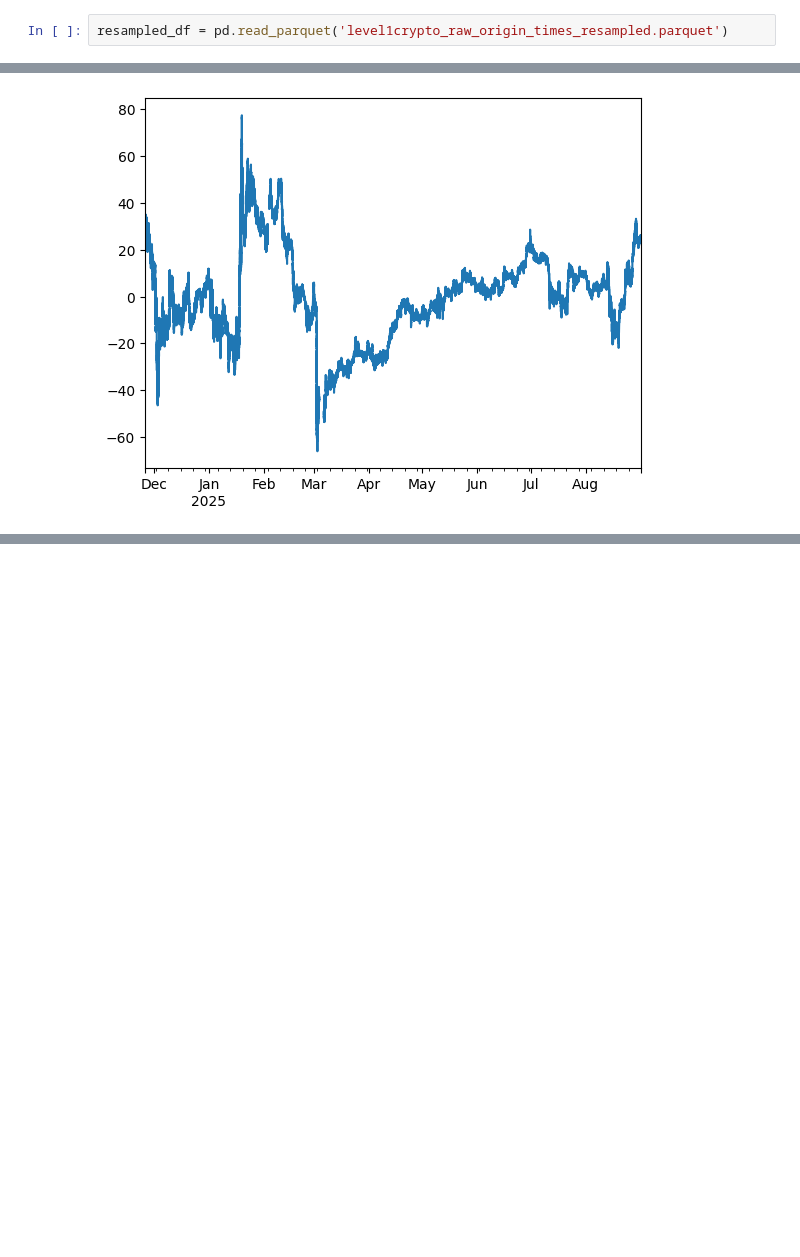
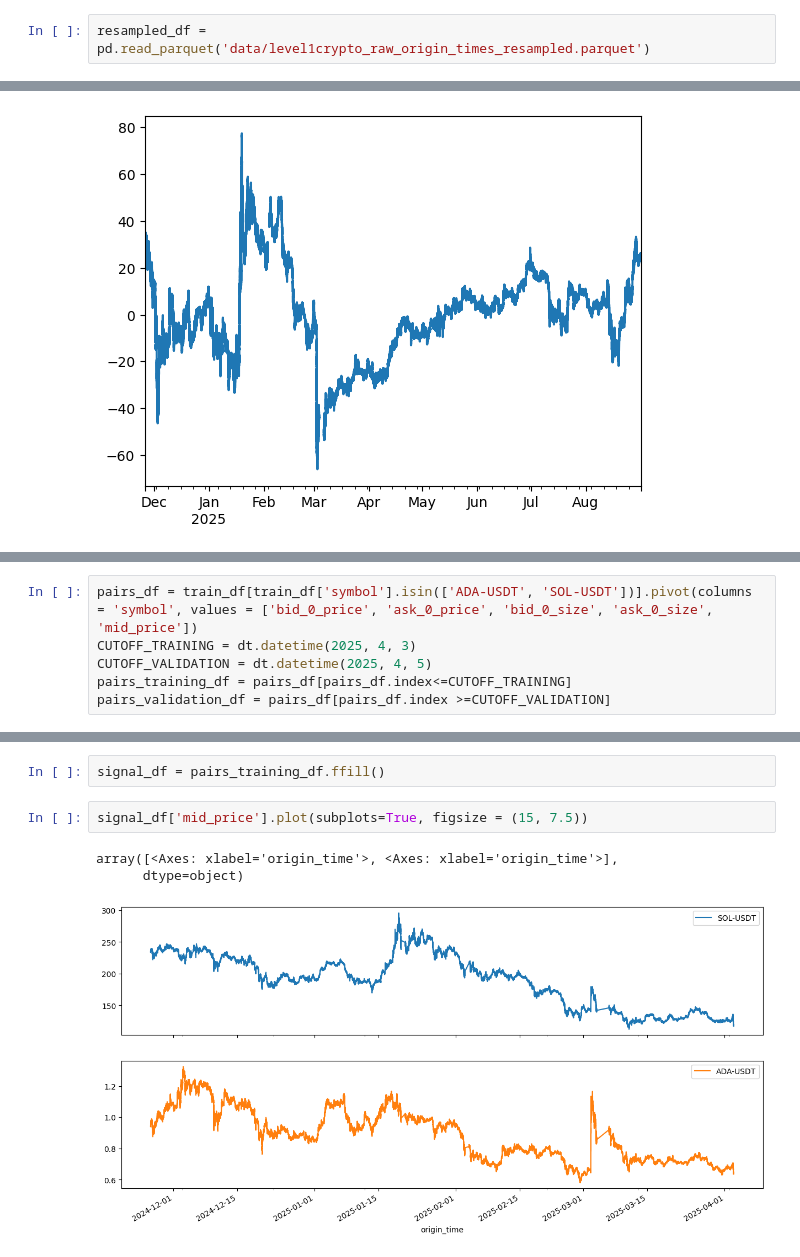
Before and after one commit to vbear97/pairs_trading_cryptocurrency, a Jupyter notebook: trading_strategy_development.ipynb, the cells around one changed output, grey strips where cells are left out. Saved outputs shown, nothing was run; the diff lists cells and outputs as text; blank space fills up the shorter version.

```diff
--- a/trading_strategy_development.ipynb
+++ b/trading_strategy_development.ipynb
@@ -74,7 +78,7 @@ def fit_spread(y: pd.Series, x: pd.Series) -> pd.Series:
 # %% [markdown]
 # Data Processing
 # %%
-resampled_df = pd.read_parquet('level1crypto_raw_origin_times_resampled.parquet')
+resampled_df = pd.read_parquet('data/level1crypto_raw_origin_times_resampled.parquet')
 # %%
 resampled_df.index.min()
 resampled_df.index.max()
@@ -281,0 +270,6 @@ sample_df = pairs_df[pairs_df.index <= dt.datetime(2025, 4, 1)]
+# %%
+pairs_df = train_df[train_df['symbol'].isin(['ADA-USDT', 'SOL-USDT'])].pivot(columns = 'symbol', values = ['bid_0_price', 'ask_0_price', 'bid_0_size', 'ask_0_size', 'mid_price'])
+CUTOFF_TRAINING = dt.datetime(2025, 4, 3)
+CUTOFF_VALIDATION = dt.datetime(2025, 4, 5)
+pairs_training_df = pairs_df[pairs_df.index<=CUTOFF_TRAINING]
+pairs_validation_df = pairs_df[pairs_df.index >=CUTOFF_VALIDATION]
@@ -281,0 +337,8 @@ sample_df = pairs_df[pairs_df.index <= dt.datetime(2025, 4, 1)]
+# %%
+signal_df = pairs_training_df.ffill()
+# %%
+signal_df['mid_price'].plot(subplots=True, figsize = (15, 7.5))
+# %% [output]
+array([<Axes: xlabel='origin_time'>, <Axes: xlabel='origin_time'>],
+      dtype=object)
+[figure, added]
```
Also changed, not shown: parts of 73 cells of this notebook, 6 other files.
